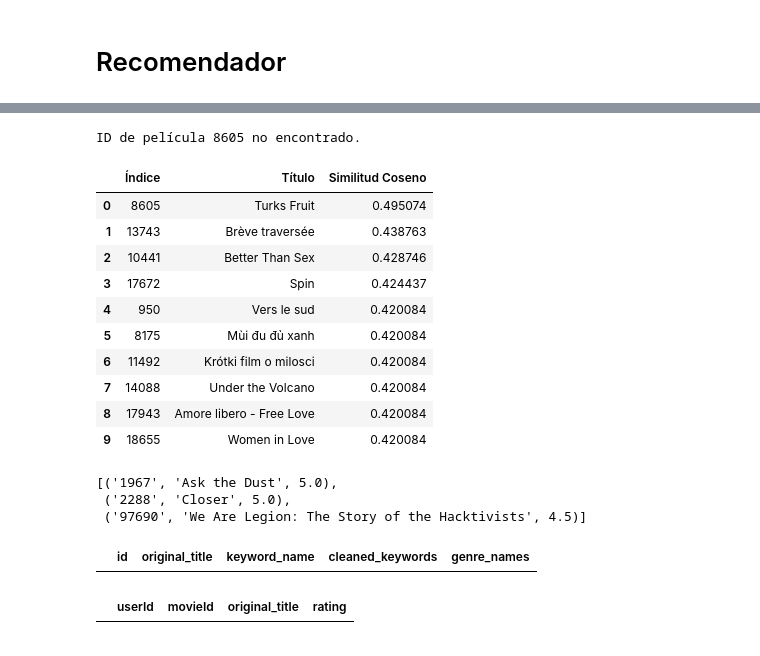
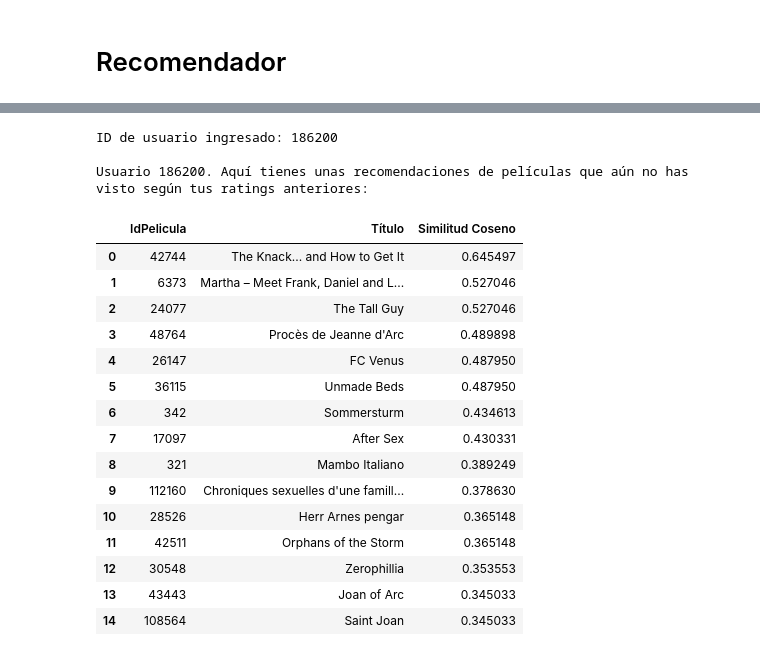
Before and after one commit to juankquintana/proyecto_recomendacion_peliculas, a Jupyter notebook: funcionesRecomendadoras.ipynb, the cells around one changed output, grey strips where cells are left out. Cells and saved outputs as stored; diff of their text form; code cells hidden in the pictures.

```diff
--- a/funcionesRecomendadoras.ipynb
+++ b/funcionesRecomendadoras.ipynb
@@ -387,7 +386,7 @@ def recomendacion_personalizada(df_ratings_peliculas=df_ratings_peliculas, df_ke
 
     # Filtrar las recomendaciones para eliminar las películas vistas
     vistas_ids = {v[0] for v in vistas}  # Obtener solo los movieId de las películas vistas
-    recomendaciones_filtradas = recomendaciones[~recomendaciones['Índice'].isin(vistas_ids)]
+    recomendaciones_filtradas = recomendaciones[~recomendaciones['IdPelicula'].isin(vistas_ids)]
 
     # Imprimir las recomendaciones finales
     print(f'\nUsuario {user_id}. Aquí tienes unas recomendaciones de películas que aún no has visto según tus ratings anteriores:')
@@ -408,32 +424,22 @@ KeyError: 'Índice'
-# %%
-recomendador_coseno('8605', cosine_sim_sparseCOUNT,num_recomendaciones=10)
-# %% [output]
-ID de película 8605 no encontrado.
-# %%
-recomendador_coseno('1967', cosine_sim_sparseCOUNT,num_recomendaciones=10)
-# %% [output]
-|  | Índice | Título | Similitud Coseno |
-| 0 | 8605 | Turks Fruit | 0.495074 |
-| 1 | 13743 | Brève traversée | 0.438763 |
-| 2 | 10441 | Better Than Sex | 0.428746 |
-| 3 | 17672 | Spin | 0.424437 |
-| 4 | 950 | Vers le sud | 0.420084 |
-| 5 | 8175 | Mùi đu đủ xanh | 0.420084 |
-| 6 | 11492 | Krótki film o milosci | 0.420084 |
-| 7 | 14088 | Under the Volcano | 0.420084 |
-| 8 | 17943 | Amore libero - Free Love | 0.420084 |
-| 9 | 18655 | Women in Love | 0.420084 |
-# %%
-top_movies_by_user(123687)
-# %% [output]
-[('1967', 'Ask the Dust', 5.0),
- ('2288', 'Closer', 5.0),
- ('97690', 'We Are Legion: The Story of the Hacktivists', 4.5)]
-# %%
-df_keywords_title[df_keywords_title['id']=='8605']
-# %% [output]
-|  | id | original_title | keyword_name | cleaned_keywords | genre_names |
-# %%
-df_ratings_peliculas[df_ratings_peliculas['movieId']=='8605']
-# %% [output]
-|  | userId | movieId | original_title | rating |
+# %%
+recomendacion_personalizada()
+# %% [output]
+ID de usuario ingresado: 186200
+
+Usuario 186200. Aquí tienes unas recomendaciones de películas que aún no has visto según tus ratings anteriores:
+|  | IdPelicula | Título | Similitud Coseno |
+| 0 | 42744 | The Knack... and How to Get It | 0.645497 |
+| 1 | 6373 | Martha – Meet Frank, Daniel and L... | 0.527046 |
+| 2 | 24077 | The Tall Guy | 0.527046 |
+| 3 | 48764 | Procès de Jeanne d'Arc | 0.489898 |
+| 4 | 26147 | FC Venus | 0.487950 |
+| 5 | 36115 | Unmade Beds | 0.487950 |
+| 6 | 342 | Sommersturm | 0.434613 |
+| 7 | 17097 | After Sex | 0.430331 |
+| 8 | 321 | Mambo Italiano | 0.389249 |
+| 9 | 112160 | Chroniques sexuelles d'une famill... | 0.378630 |
+| 10 | 28526 | Herr Arnes pengar | 0.365148 |
+| 11 | 42511 | Orphans of the Storm | 0.365148 |
+| 12 | 30548 | Zerophillia | 0.353553 |
+| 13 | 43443 | Joan of Arc | 0.345033 |
+| 14 | 108564 | Saint Joan | 0.345033 |
```
Also changed, not shown: parts of 5 cells of this notebook.
